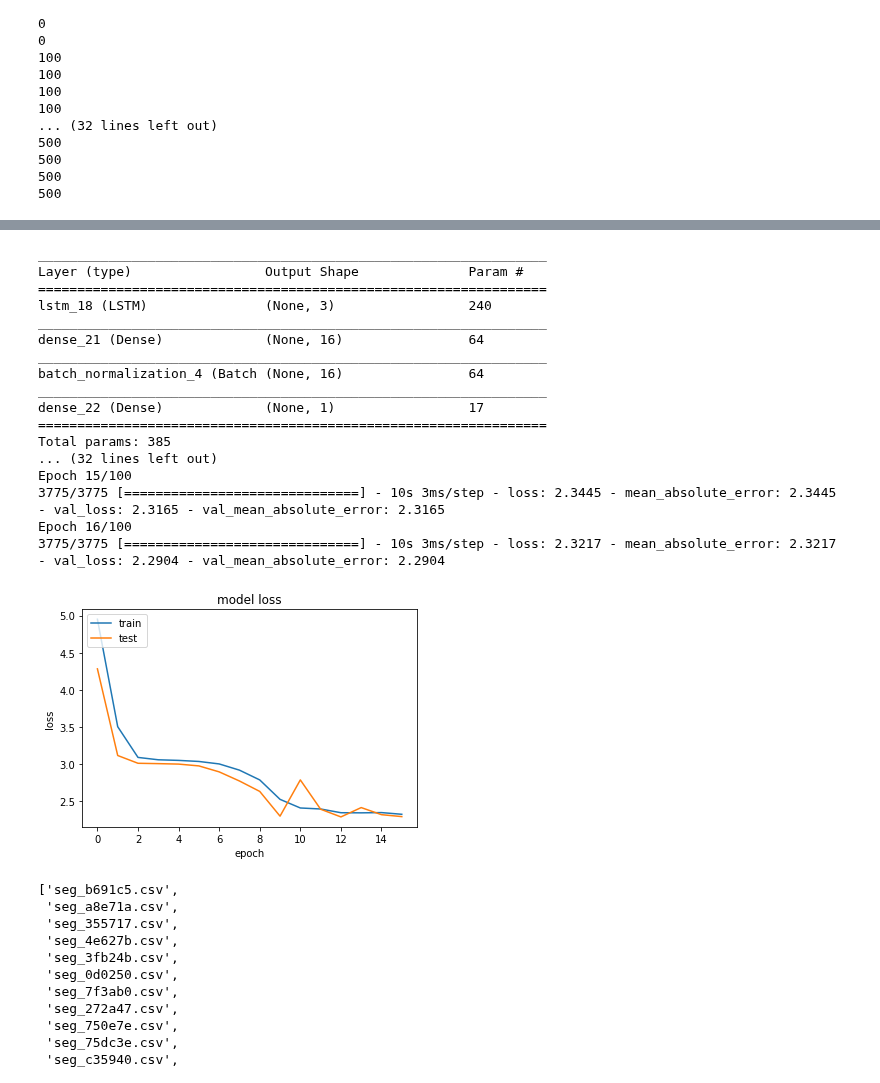
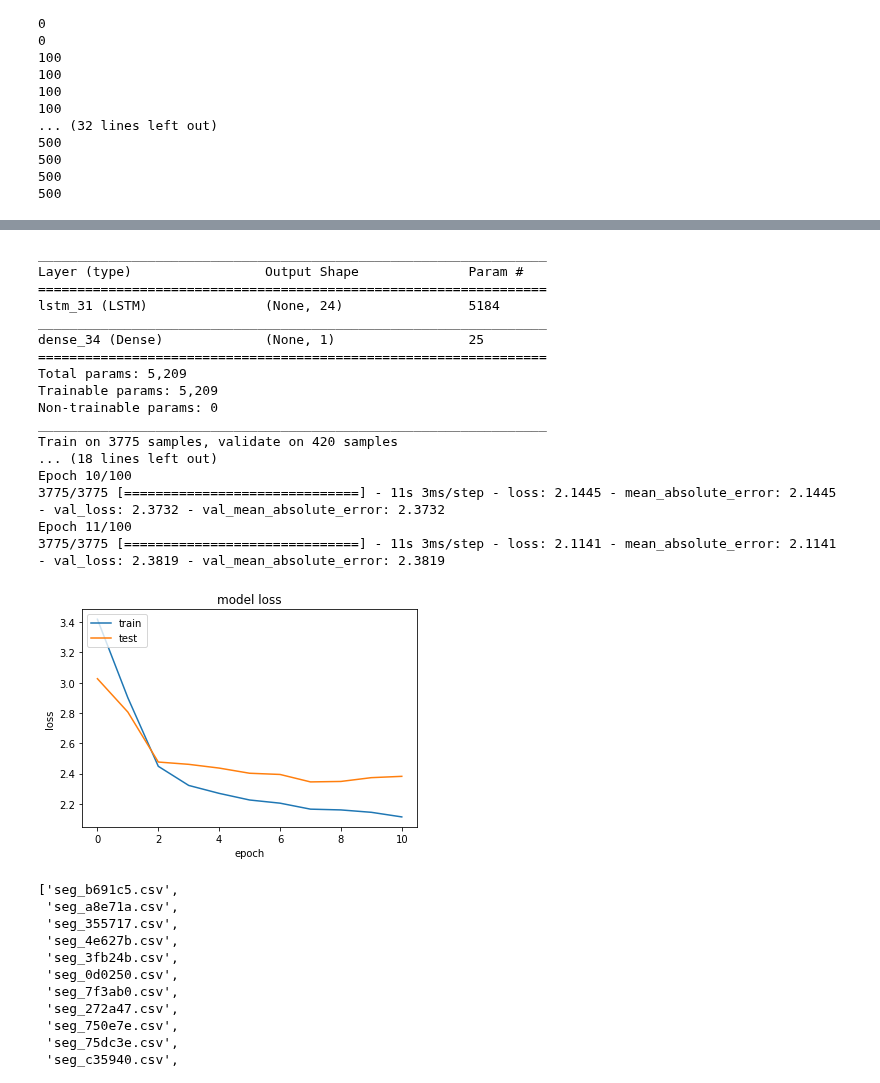
Before and after one commit to stehem/kaggle, a Jupyter notebook: earthquakes/quakes2.ipynb, the cells around one changed output, grey strips where cells are left out. Drawn from its saved outputs; the diff is of its cells as text; code cells hidden in the pictures.

```diff
--- a/earthquakes/quakes2.ipynb
+++ b/earthquakes/quakes2.ipynb
@@ -72,7 +84,7 @@ a[a > 3]
 # %% [output]
 array([ 4, 50])
 # %%
-TIMESTEPS=100
+TIMESTEPS=200
 
 import build_segment
 importlib.reload(build_segment)
@@ -150,8 +162,11 @@ train_data, val_data, y_train, y_val = train_test_split(training, targets, test_
 # %%
+train_data, val_data, y_train, y_val = train_test_split(training, targets, test_size=0.1, random_state=42)
+
 from keras.models import Sequential
 from keras.layers import LSTM,Dense,Dropout,Flatten,GRU#,CuDNNGRU,CuDNNLSTM
 from keras.callbacks import EarlyStopping
 from keras.layers.normalization import BatchNormalization
+from keras.layers import Bidirectional
 
 
 
@@ -162,7 +177,7 @@ BATCH_SIZE=16
 my_model = Sequential()
 
 my_model.add(LSTM(use_bias = True,unit_forget_bias=True,\
-                  units = 3,\
+                  units = 24,\
                   #stateful=True,
                     #batch_input_shape=(BATCH_SIZE,TIMESTEPS,1),\
                   input_shape=(TIMESTEPS, NUMBER_OF_FEATURES),
@@ -172,14 +187,12 @@ my_model.add(LSTM(use_bias = True,unit_forget_bias=True,\
 
 
 #my_model.add(BatchNormalization())
-#my_model.add(CuDNNLSTM(#use_bias = True,unit_forget_bias=True,\
-                 # units = 8,\
-                  #stateful=True,
-                    #batch_input_shape=(BATCH_SIZE,TIMESTEPS,2),\
-                  #dropout=dropout,recurrent_dropout=dropout,
-                 # ))
-my_model.add(Dense(16))
-my_model.add(BatchNormalization())
+
+
+
+
+#my_model.add(Dense(8))
+#my_model.add(BatchNormalization())
 my_model.add(Dense(1))
 
 my_model.compile(loss = 'mae',optimizer = 'adam', metrics = ['mean_absolute_error'])
@@ -194,46 +207,46 @@ class Reseter(Callback):
 
 callbacks = [
     EarlyStopping(monitor='val_loss', patience=3, verbose=0),
     #Reseter()
 ]
 
 history = my_model.fit(train_data, y_train, batch_size=BATCH_SIZE, epochs=100, shuffle=True,
                       validation_data=(val_data,y_val), callbacks=callbacks
                     )
 
 
 import matplotlib.pyplot as plt
 
 
 plt.plot(history.history['loss'])
 plt.plot(history.history['val_loss'])
 plt.title('model loss')
 plt.ylabel('loss')
 plt.xlabel('epoch')
 plt.legend(['train', 'test'], loc='upper left')
 plt.show()
 
 #import math
 #print("best rmse val:", math.sqrt(my_model.history.history['val_mean_squared_error'][-1]))
 # %% [output]
 _________________________________________________________________
 Layer (type)                 Output Shape              Param #
 =================================================================
-lstm_18 (LSTM)               (None, 3)                 240
+lstm_31 (LSTM)               (None, 24)                5184
 _________________________________________________________________
-dense_21 (Dense)             (None, 16)                64
+dense_34 (Dense)             (None, 1)                 25
+=================================================================
+Total params: 5,209
+Trainable params: 5,209
+Non-trainable params: 0
 _________________________________________________________________
-batch_normalization_4 (Batch (None, 16)                64
-_________________________________________________________________
-dense_22 (Dense)             (None, 1)                 17
-=================================================================
-Total params: 385
-... (32 lines left out)
-Epoch 15/100
-3775/3775 [==============================] - 10s 3ms/step - loss: 2.3445 - mean_absolute_error: 2.3445 - val_loss: 2.3165 - val_mean_absolute_error: 2.3165
-Epoch 16/100
-3775/3775 [==============================] - 10s 3ms/step - loss: 2.3217 - mean_absolute_error: 2.3217 - val_loss: 2.2904 - val_mean_absolute_error: 2.2904
+Train on 3775 samples, validate on 420 samples
+... (18 lines left out)
+Epoch 10/100
+3775/3775 [==============================] - 11s 3ms/step - loss: 2.1445 - mean_absolute_error: 2.1445 - val_loss: 2.3732 - val_mean_absolute_error: 2.3732
+Epoch 11/100
+3775/3775 [==============================] - 11s 3ms/step - loss: 2.1141 - mean_absolute_error: 2.1141 - val_loss: 2.3819 - val_mean_absolute_error: 2.3819
-[figure, old version]
+[figure, new version]
 # %%
 TEST_SPLITS='test'
 test_splits = [f for f in listdir(TEST_SPLITS) if isfile(join(TEST_SPLITS, f))]
```
Also changed, not shown: parts of 8 cells of this notebook, 1 other file.
